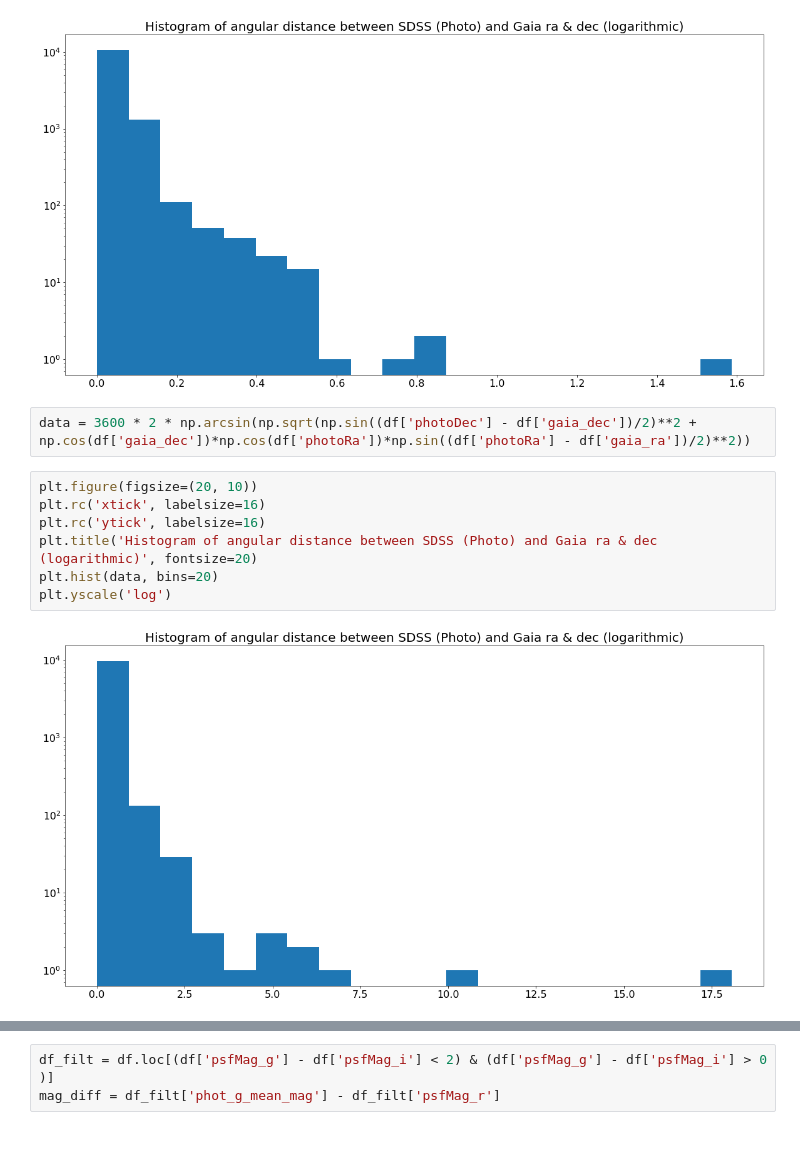
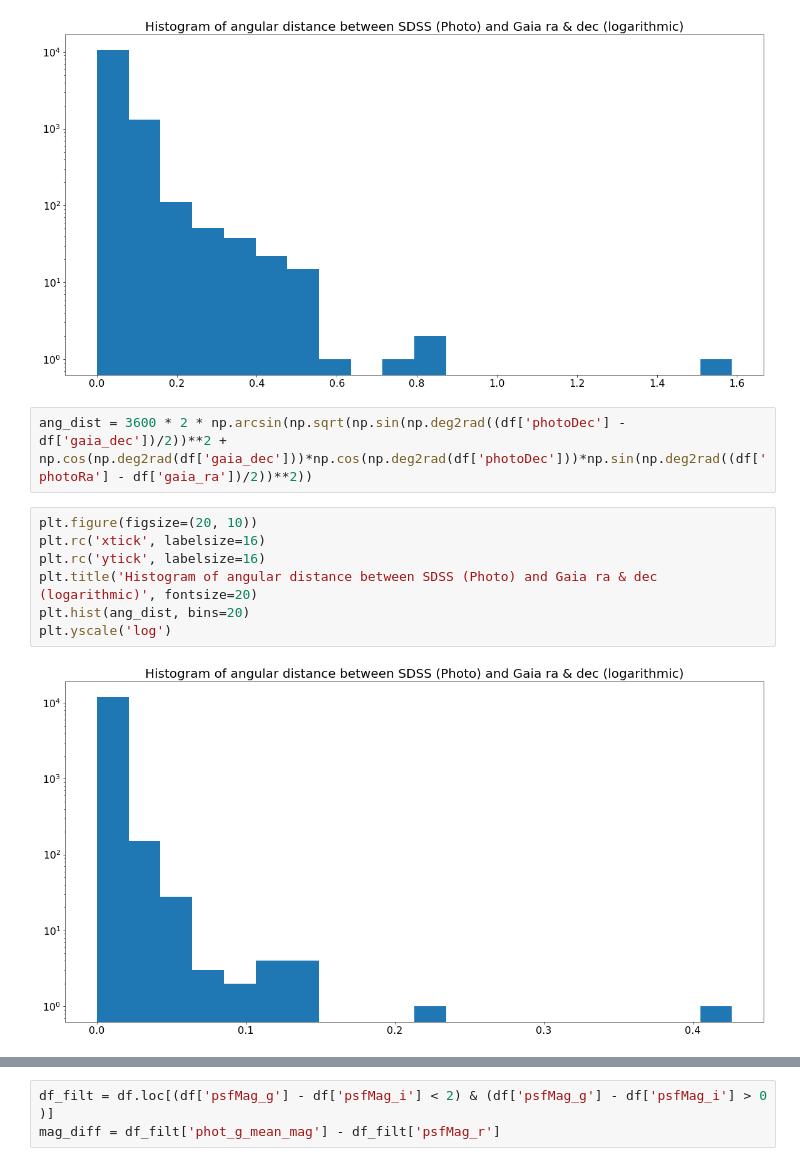
Before and after one commit to NoaVidovic/gaia-sdss, a Jupyter notebook: src/histogram.ipynb, the cells around one changed output, grey strips where cells are left out. Saved outputs shown, nothing was run; the diff lists cells and outputs as text.

```diff
--- a/src/histogram.ipynb
+++ b/src/histogram.ipynb
@@ -29,13 +29,13 @@ plt.yscale('log')
 # %% [output]
 [figure]
 # %%
-data = 3600 * 2 * np.arcsin(np.sqrt(np.sin((df['photoDec'] - df['gaia_dec'])/2)**2 + np.cos(df['gaia_dec'])*np.cos(df['photoRa'])*np.sin((df['photoRa'] - df['gaia_ra'])/2)**2))
+ang_dist = 3600 * 2 * np.arcsin(np.sqrt(np.sin(np.deg2rad((df['photoDec'] - df['gaia_dec'])/2))**2 + np.cos(np.deg2rad(df['gaia_dec']))*np.cos(np.deg2rad(df['photoDec']))*np.sin(np.deg2rad((df['photoRa'] - df['gaia_ra'])/2))**2))
 # %%
 plt.figure(figsize=(20, 10))
 plt.rc('xtick', labelsize=16)
 plt.rc('ytick', labelsize=16)
 plt.title('Histogram of angular distance between SDSS (Photo) and Gaia ra & dec (logarithmic)', fontsize=20)
-plt.hist(data, bins=20)
+plt.hist(ang_dist, bins=20)
 plt.yscale('log')
 # %% [output]
-[figure, old version]
+[figure, new version]
```
Also changed, not shown: parts of 1 cell of this notebook, 4 other files.
